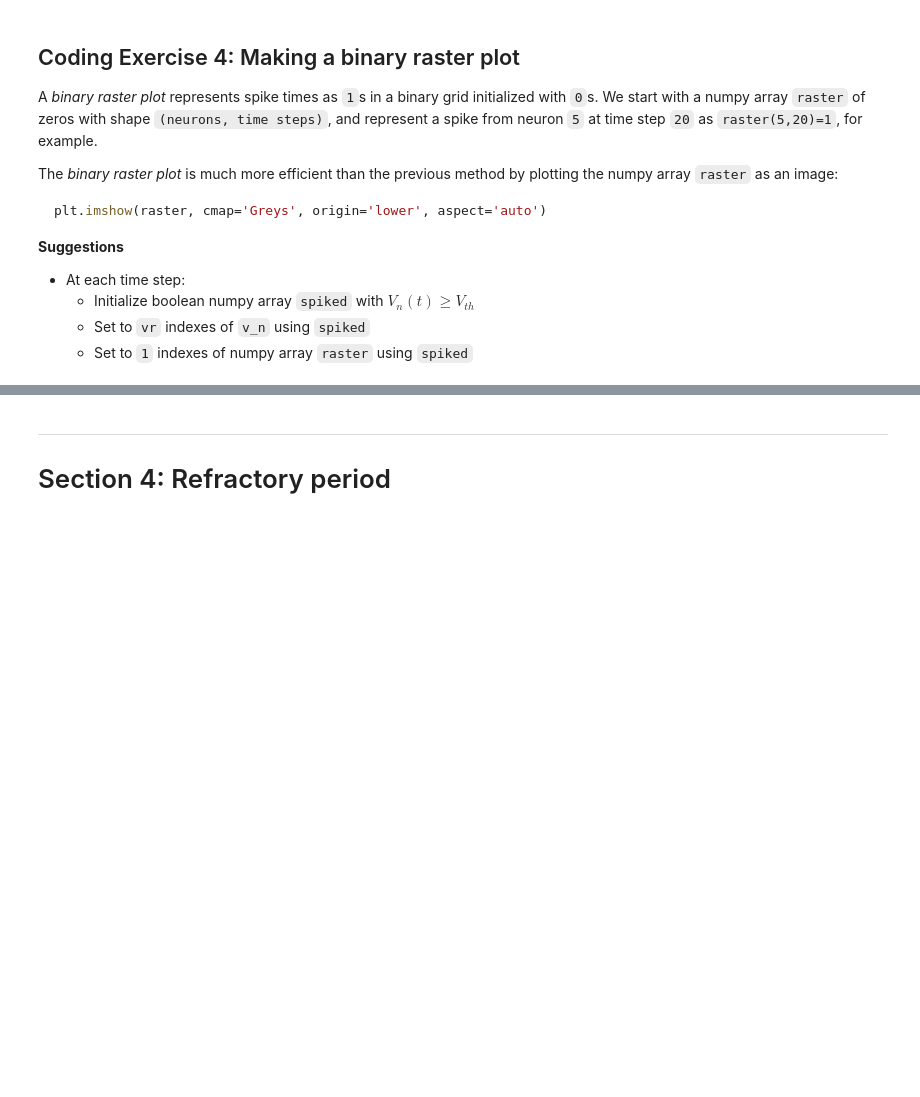
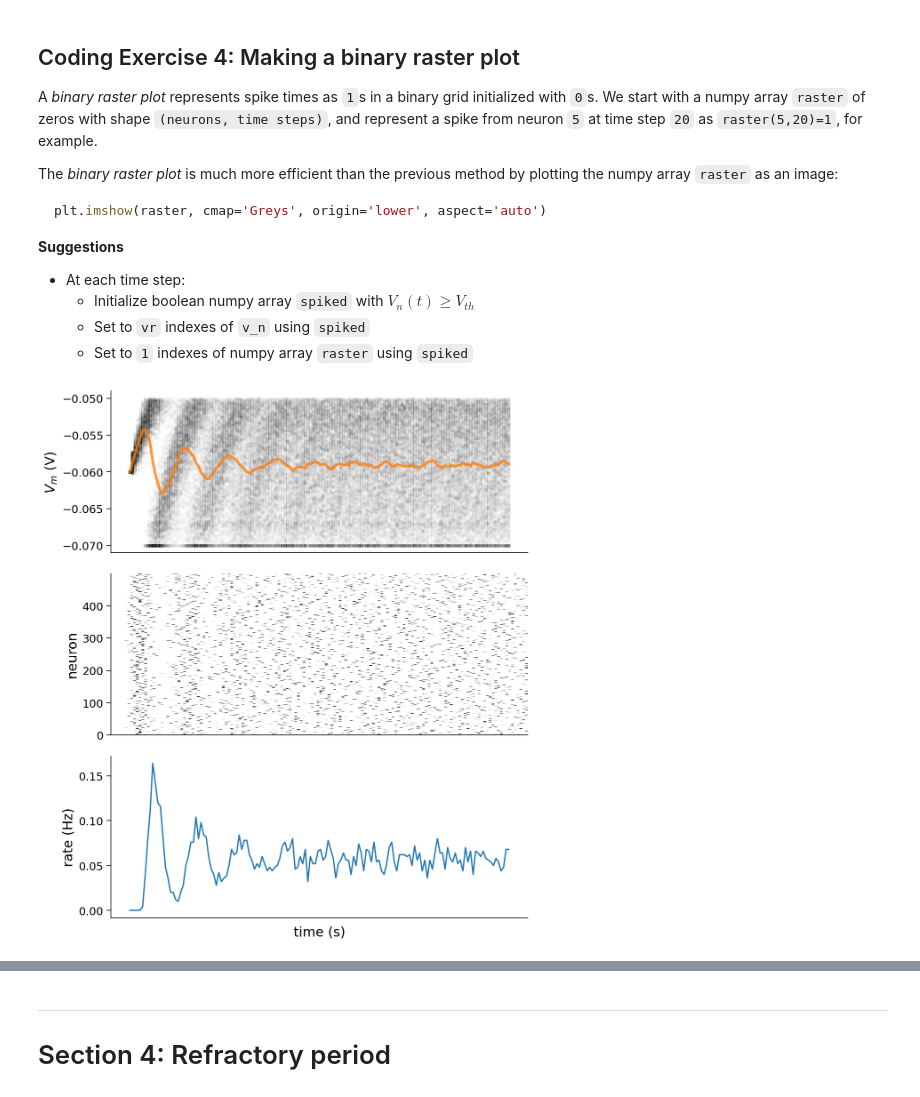
Before and after one commit to SuhaasAdiraju/NeuromatchAcademy2021_Workthrough_SA, a Jupyter notebook: tutorials/W0D2_PythonWorkshop2/student/W0D2_Tutorial1.ipynb, the cells around one changed output, grey strips where cells are left out. Cells and saved outputs as stored; diff of their text form; code cells hidden in the pictures; blank space fills up the shorter version.

```diff
--- a/tutorials/W0D2_PythonWorkshop2/student/W0D2_Tutorial1.ipynb
+++ b/tutorials/W0D2_PythonWorkshop2/student/W0D2_Tutorial1.ipynb
@@ -629,7 +629,7 @@ plt.imshow(raster, cmap='Greys', origin='lower', aspect='auto')
 #################################################
 ## TODO for students: make a raster ##
 # Fill out function and remove
-raise NotImplementedError("Student exercise: make a raster ")
+      # raise NotImplementedError("Student exercise: make a raster ")
 #################################################
 
 # Set random number generator
@@ -638,34 +638,36 @@ np.random.seed(2020)
 # Initialize step_end, t_range, n, v_n and i
 t_range = np.arange(0, t_max, dt)
 step_end = len(t_range)
 n = 500
 v_n = el * np.ones([n, step_end])
 i = i_mean * (1 + 0.1 * (t_max / dt)**(0.5) * (2 * np.random.random([n, step_end]) - 1))
 
 # Initialize binary numpy array for raster plot
 raster = np.zeros([n,step_end])
 
 # Loop over time steps
 for step, t in enumerate(t_range):
 
   # Skip first iteration
   if step==0:
     continue
 
   # Compute v_n
   v_n[:, step] = v_n[:, step - 1] + (dt / tau) * (el - v_n[:, step - 1] + r*i[:, step])
 
   # Initialize boolean numpy array `spiked` with v_n > v_thr
   spiked = (v_n[:,step] >= vth)
 
   # Set relevant values of v_n to v_reset using spiked
   v_n[spiked,step] = vr
 
   # Set relevant elements in raster to 1 using spiked
-  raster[spiked,step] = ...
+  raster[spiked,step] = 1
 
 # Plot multiple realizations of Vm, spikes and mean spike rate
 plot_all(t_range, v_n, raster)
+# %% [output]
+[figure, added]
 # %% [markdown]
 [*Click for solution*](https://github.com/NeuromatchAcademy/precourse/tree/main//tutorials/W0D2_PythonWorkshop2/solutions/W0D2_Tutorial1_Solution_3973c4c4.py)
 
```
Also changed, not shown: parts of 1 cell of this notebook.
